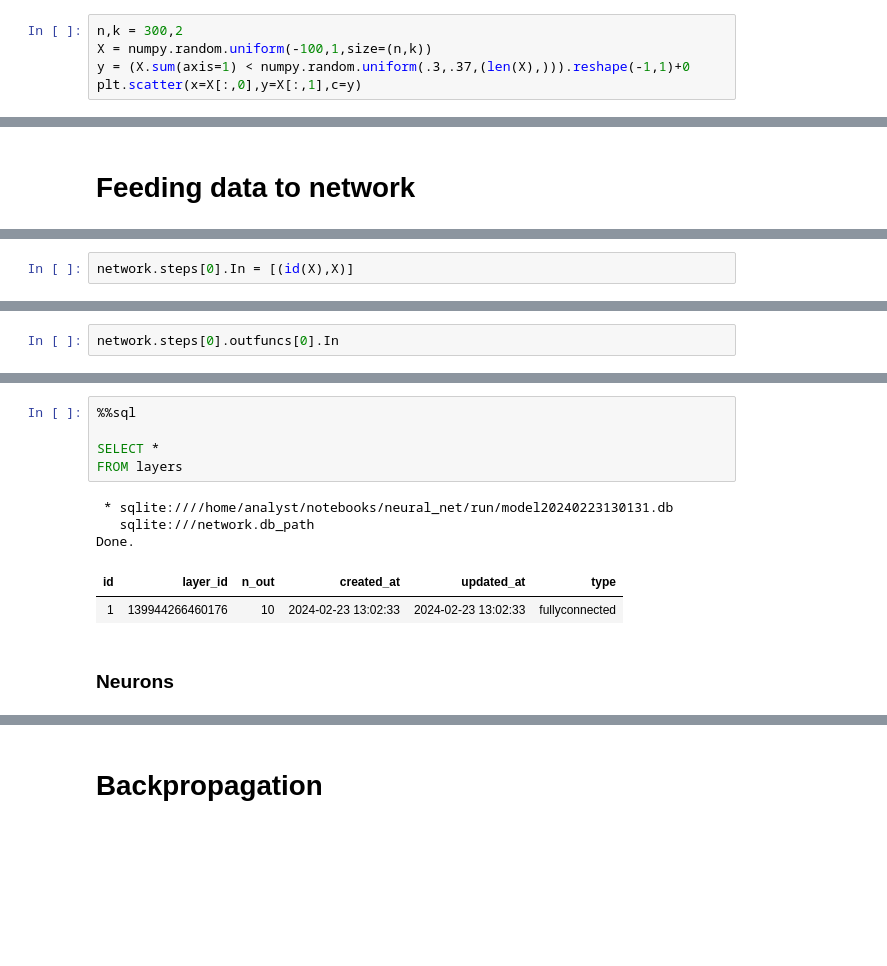
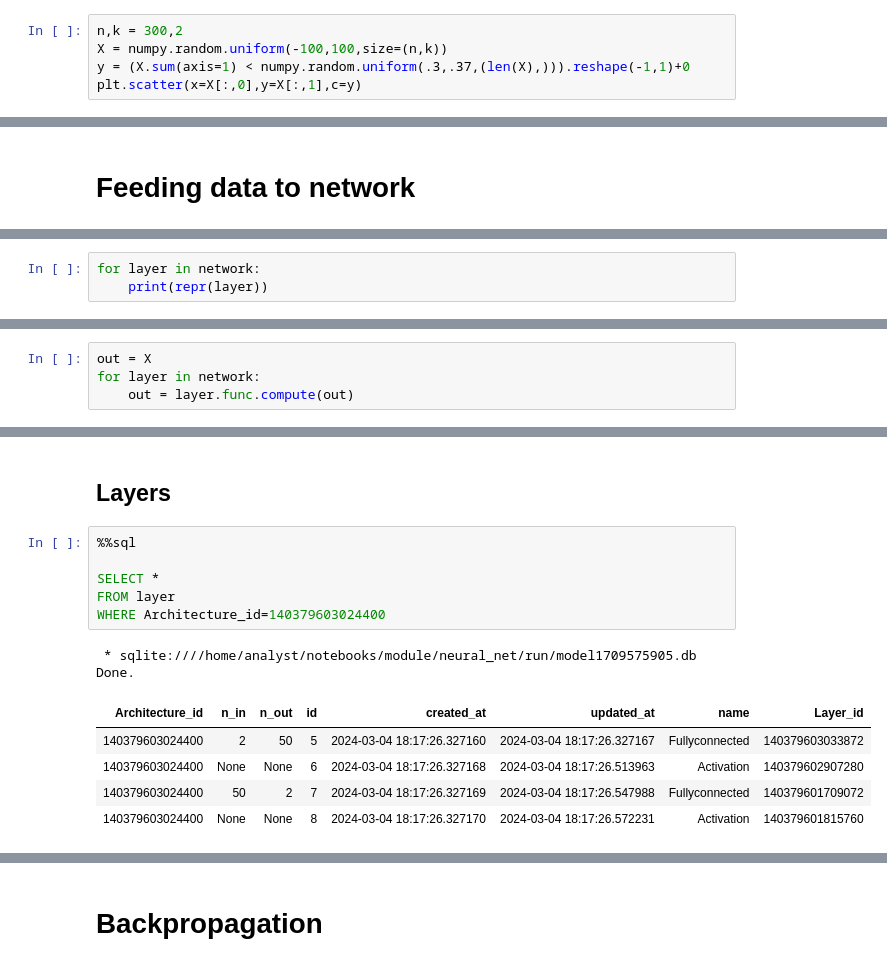
Before and after one commit to atkamara/deeplearning, a Jupyter notebook: module/Tutorials.ipynb, the cells around one changed output, grey strips where cells are left out. Saved outputs shown, nothing was run; the diff lists cells and outputs as text; blank space fills up the shorter version.

```diff
--- a/module/Tutorials.ipynb
+++ b/module/Tutorials.ipynb
@@ -693,7 +693,7 @@ pandas.DataFrame(res.fetchall())
 # Generating Linearly seperable data
 # %%
 n,k = 300,2
-X = numpy.random.uniform(-100,1,size=(n,k))
+X = numpy.random.uniform(-100,100,size=(n,k))
 y = (X.sum(axis=1) < numpy.random.uniform(.3,.37,(len(X),))).reshape(-1,1)+0
 plt.scatter(x=X[:,0],y=X[:,1],c=y)
 # %% [output]
@@ -713,2 +703,0 @@ network.steps[0]
-# %%
-network.steps[0].In = [(id(X),X)]
@@ -752,3 +704,4 @@ network.steps[0].outfuncs[0]
 # %%
-network.steps[0].outfuncs[0].In
+for layer in network:
+    print(repr(layer))
 # %% [output]
@@ -771,0 +716,4 @@ network.steps[0].outfuncs[0].In
+# %%
+out = X
+for layer in network:
+    out = layer.func.compute(out)
@@ -781,13 +784,16 @@ network.steps[0].outfuncs[0].In
+# %% [markdown]
+## Layers
 # %%
 %%sql
 
 SELECT *
-FROM layers
+FROM layer
+WHERE Architecture_id=140379603024400
 # %% [output]
- * sqlite:////home/analyst/notebooks/neural_net/run/model20240223130131.db
-   sqlite:///network.db_path
+ * sqlite:////home/analyst/notebooks/module/neural_net/run/model1709575905.db
 Done.
-| id | layer_id | n_out | created_at | updated_at | type |
-| 1 | 139944266460176 | 10 | 2024-02-23 13:02:33 | 2024-02-23 13:02:33 | fullyconnected |
+| Architecture_id | n_in | n_out | id | created_at | updated_at | name | Layer_id |
+| 140379603024400 | 2 | 50 | 5 | 2024-03-04 18:17:26.327160 | 2024-03-04 18:17:26.327167 | Fullyconnected | 140379603033872 |
+| 140379603024400 | None | None | 6 | 2024-03-04 18:17:26.327168 | 2024-03-04 18:17:26.513963 | Activation | 140379602907280 |
+| 140379603024400 | 50 | 2 | 7 | 2024-03-04 18:17:26.327169 | 2024-03-04 18:17:26.547988 | Fullyconnected | 140379601709072 |
+| 140379603024400 | None | None | 8 | 2024-03-04 18:17:26.327170 | 2024-03-04 18:17:26.572231 | Activation | 140379601815760 |
-# %% [markdown]
-### Neurons
```
Also changed, not shown: parts of 111 cells of this notebook, 2 other files.
